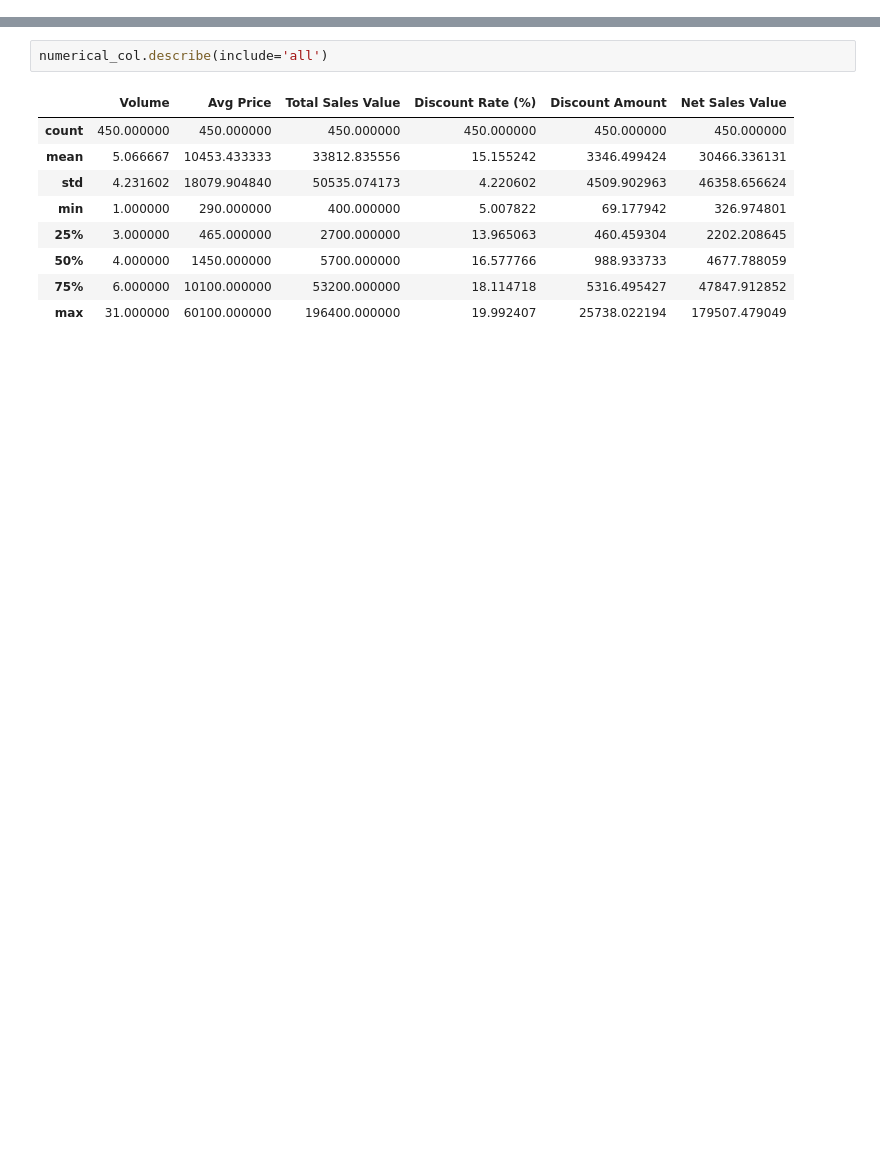
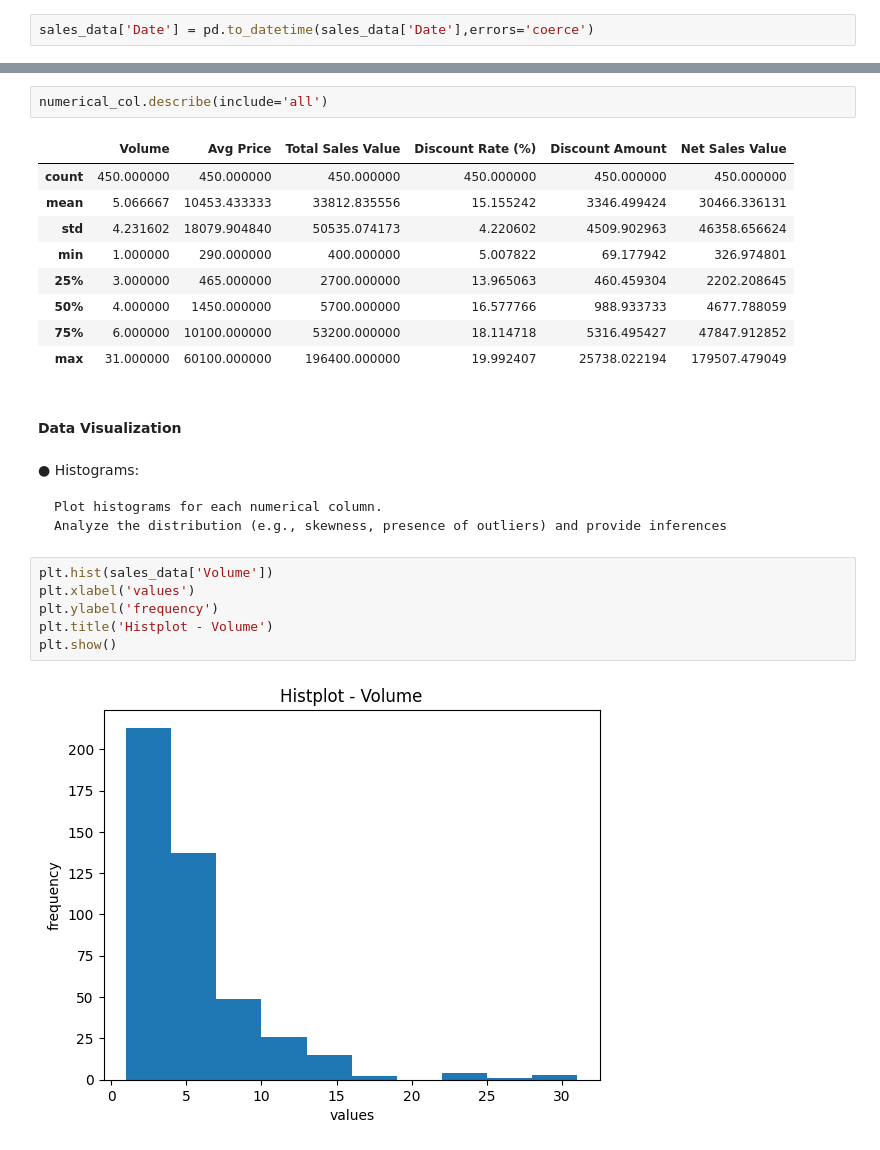
Before and after one commit to Smita2597/ds-repo, a Jupyter notebook: Assignment/Basic Stats.ipynb, the cells around one changed output, grey strips where cells are left out. Saved outputs shown, nothing was run; the diff lists cells and outputs as text; blank space fills up the shorter version.

```diff
--- a/Assignment/Basic Stats.ipynb
+++ b/Assignment/Basic Stats.ipynb
@@ -71,6 +73,8 @@ Discount Rate (%)    0
 Discount Amount      0
 Net Sales Value      0
 dtype: int64
+# %%
+sales_data['Date'] = pd.to_datetime(sales_data['Date'],errors='coerce')
 # %%
 #Identify numerical columns in the dataset
 numerical_col = sales_data.select_dtypes(np.number)
@@ -92,3 +113,18 @@ numerical_col.describe(include='all')
 | 50% | 4.000000 | 1450.000000 | 5700.000000 | 16.577766 | 988.933733 | 4677.788059 |
 | 75% | 6.000000 | 10100.000000 | 53200.000000 | 18.114718 | 5316.495427 | 47847.912852 |
 | max | 31.000000 | 60100.000000 | 196400.000000 | 19.992407 | 25738.022194 | 179507.479049 |
+# %% [markdown]
+#### Data Visualization
+# %% [markdown]
+●	Histograms:
+
+	Plot histograms for each numerical column.
+	Analyze the distribution (e.g., skewness, presence of outliers) and provide inferences
+# %%
+plt.hist(sales_data['Volume'])
+plt.xlabel('values')
+plt.ylabel('frequency')
+plt.title('Histplot - Volume')
+plt.show()
+# %% [output]
+[figure, added]
```
Also changed, not shown: parts of 2 cells of this notebook, 2 other files.
